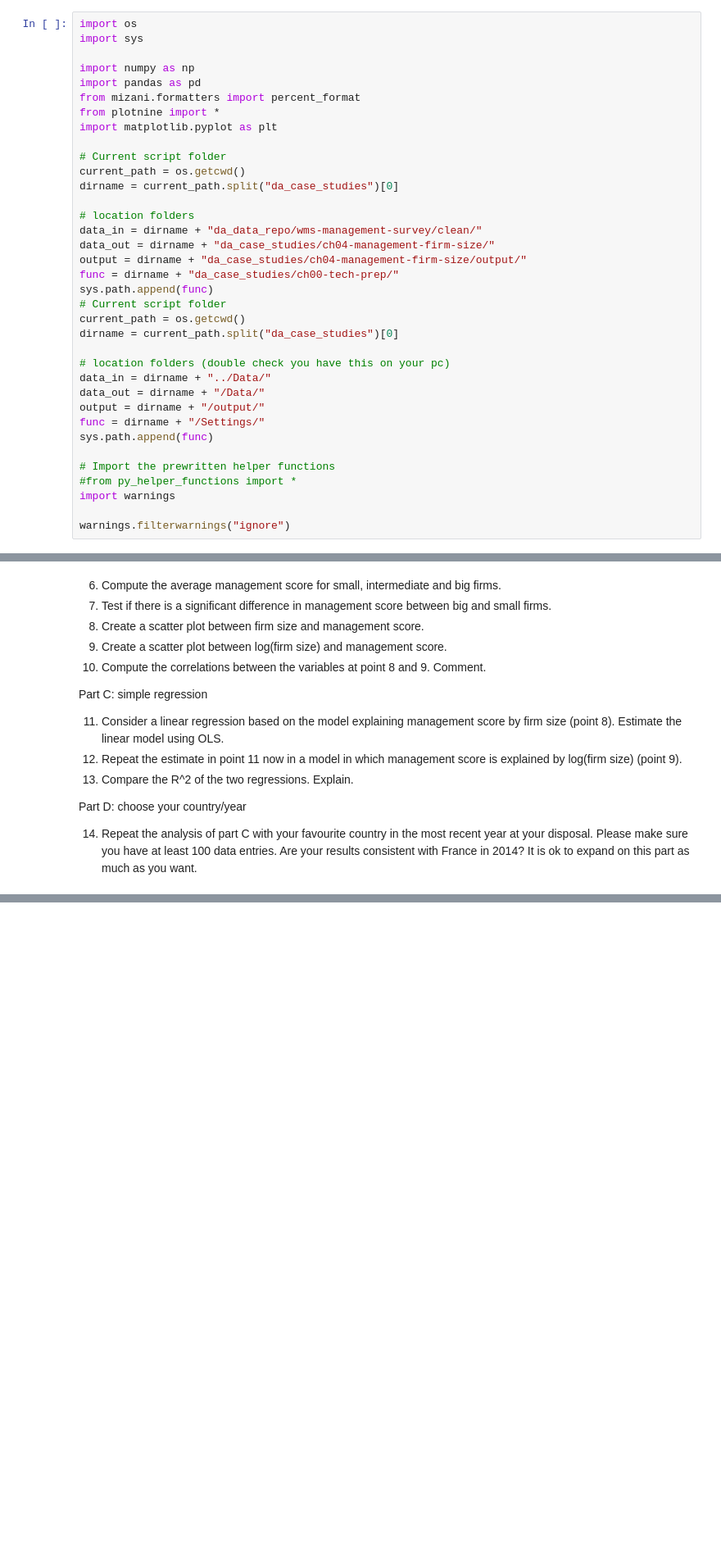
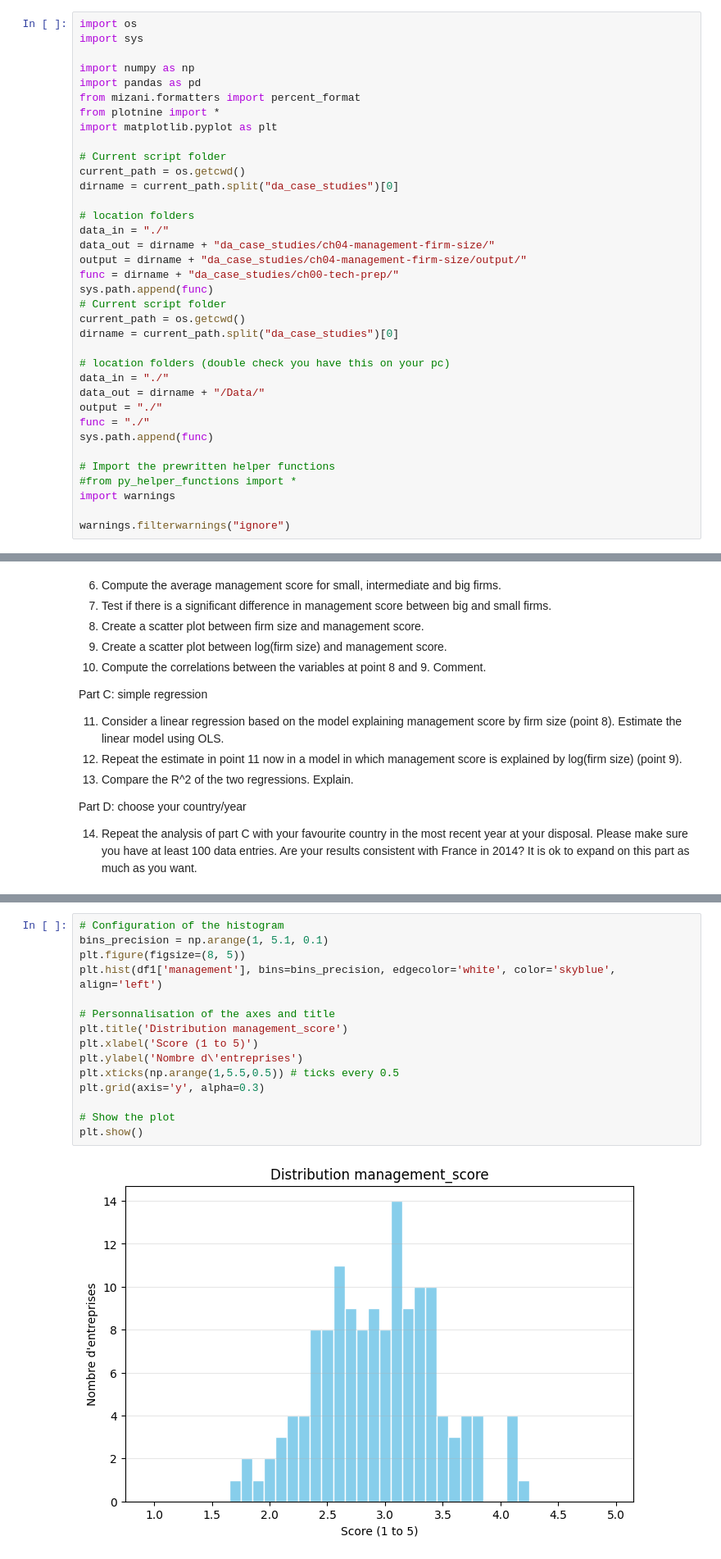
Before and after one commit to racso-vs/econometrics, a Jupyter notebook: Homework_1.ipynb, the cells around one changed output, grey strips where cells are left out. Shown at 82% size. Cells and saved outputs as stored; diff of their text form; blank space fills up the shorter version.

```diff
--- a/Homework_1.ipynb
+++ b/Homework_1.ipynb
@@ -19,7 +19,7 @@ current_path = os.getcwd()
 dirname = current_path.split("da_case_studies")[0]
 
 # location folders
-data_in = dirname + "da_data_repo/wms-management-survey/clean/"
+data_in = "./"
 data_out = dirname + "da_case_studies/ch04-management-firm-size/"
 output = dirname + "da_case_studies/ch04-management-firm-size/output/"
 func = dirname + "da_case_studies/ch00-tech-prep/"
@@ -29,10 +29,10 @@ current_path = os.getcwd()
 dirname = current_path.split("da_case_studies")[0]
 
 # location folders (double check you have this on your pc)
-data_in = dirname + "../Data/"
+data_in = "./"
 data_out = dirname + "/Data/"
-output = dirname + "/output/"
-func = dirname + "/Settings/"
+output = "./"
+func = "./"
 sys.path.append(func)
 
 # Import the prewritten helper functions
@@ -96,0 +135,17 @@ Part D: choose your country/year
+# %%
+# Configuration of the histogram
+bins_precision = np.arange(1, 5.1, 0.1)
+plt.figure(figsize=(8, 5))
+plt.hist(df1['management'], bins=bins_precision, edgecolor='white', color='skyblue', align='left')
+
+# Personnalisation of the axes and title
+plt.title('Distribution management_score')
+plt.xlabel('Score (1 to 5)')
+plt.ylabel('Nombre d\'entreprises')
+plt.xticks(np.arange(1,5.5,0.5)) # ticks every 0.5
+plt.grid(axis='y', alpha=0.3)
+
+# Show the plot
+plt.show()
+# %% [output]
+[figure, added]
```
Also changed, not shown: parts of 6 cells of this notebook.
